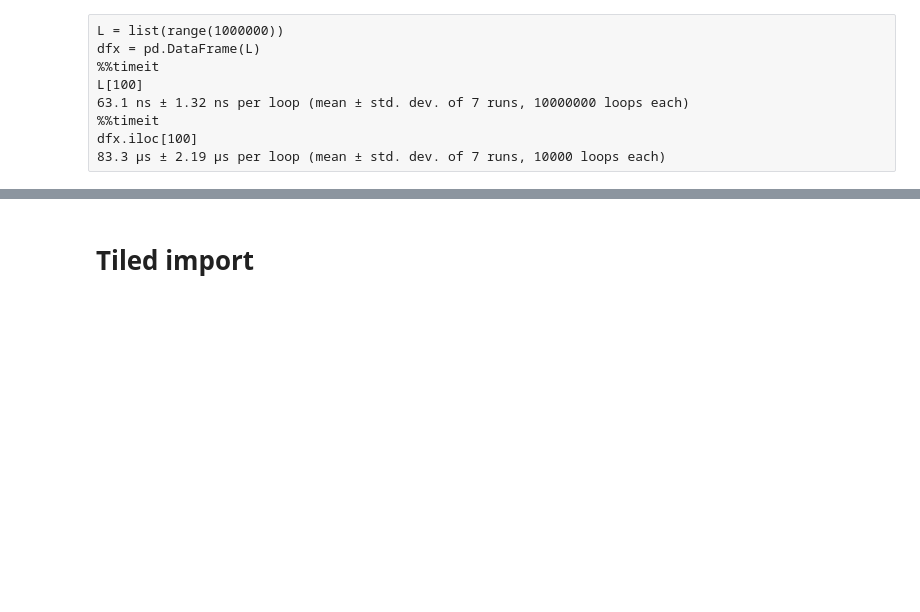
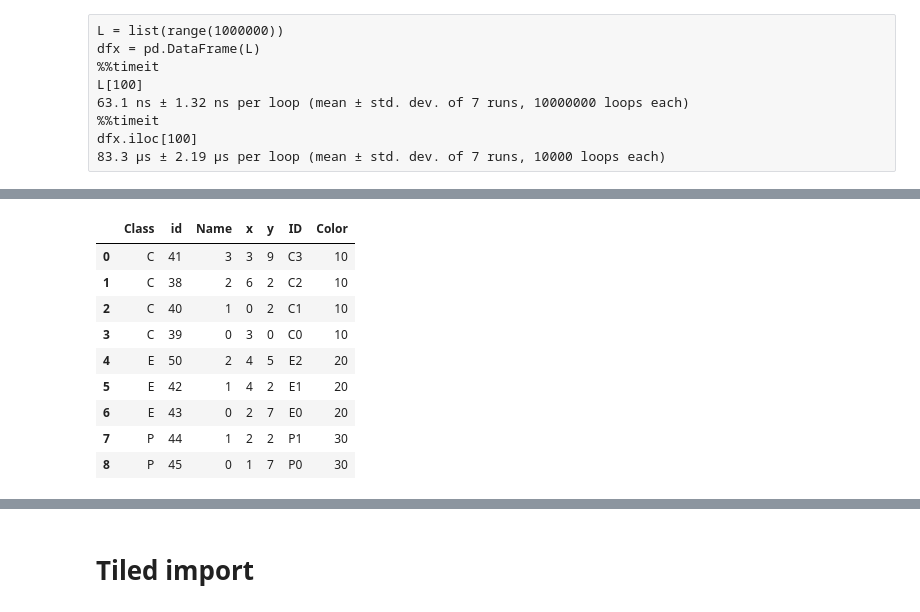
Before and after one commit to egos/valeo, a Jupyter notebook: NoteBook_GA_VALEO.ipynb, the cells around one changed output, grey strips where cells are left out. Saved outputs shown, nothing was run; the diff lists cells and outputs as text; code cells hidden in the pictures; blank space fills up the shorter version.

```diff
--- a/NoteBook_GA_VALEO.ipynb
+++ b/NoteBook_GA_VALEO.ipynb
@@ -49,0 +86,13 @@ time.ctime()
+# %%
+dfs
+# %% [output]
+|  | Class | id | Name | x | y | ID | Color |
+| 0 | C | 41 | 3 | 3 | 9 | C3 | 10 |
+| 1 | C | 38 | 2 | 6 | 2 | C2 | 10 |
+| 2 | C | 40 | 1 | 0 | 2 | C1 | 10 |
+| 3 | C | 39 | 0 | 3 | 0 | C0 | 10 |
+| 4 | E | 50 | 2 | 4 | 5 | E2 | 20 |
+| 5 | E | 42 | 1 | 4 | 2 | E1 | 20 |
+| 6 | E | 43 | 0 | 2 | 7 | E0 | 20 |
+| 7 | P | 44 | 1 | 2 | 2 | P1 | 30 |
+| 8 | P | 45 | 0 | 1 | 7 | P0 | 30 |
```
Also changed, not shown: parts of 66 cells of this notebook, 5 other files.
